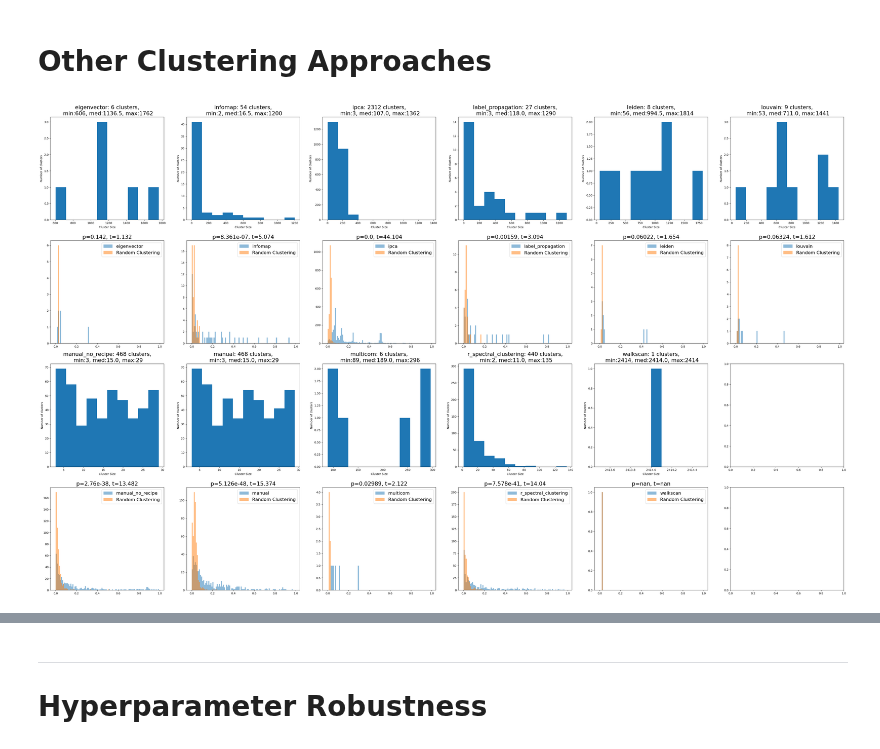
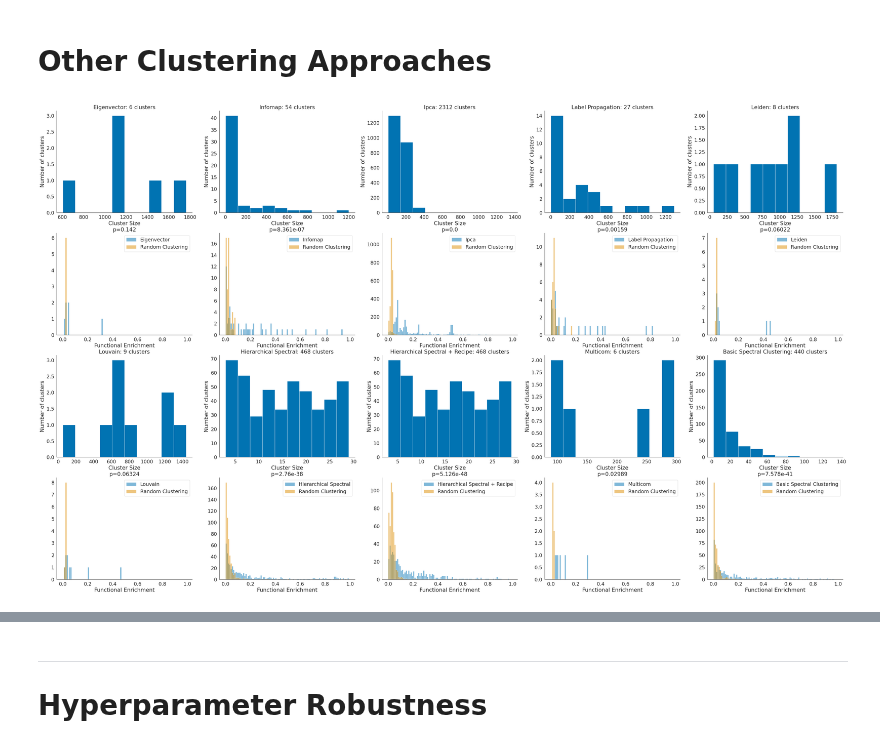
Before and after one commit to samsledje/philharmonic, a Jupyter notebook: nb/06_alternate_clusterings_and_params.ipynb, the cells around one changed output, grey strips where cells are left out. Saved outputs shown, nothing was run; the diff lists cells and outputs as text; code cells hidden in the pictures.

```diff
--- a/nb/06_alternate_clusterings_and_params.ipynb
+++ b/nb/06_alternate_clusterings_and_params.ipynb
@@ -40,21 +43,22 @@ def get_clusters(file_path):
         for line in f:
             clusters.append(line.strip().split("\t"))
     return clusters
+# %%
+stats = [
+    i
+    for i in stats
+    if i
+    != "/mnt/home/ssledzieski/Projects/philharmonic-experiments/results/p_damicornis/20240917-pdamAll-phil_v0.3.0/20240917-pdamAll-phil_v0.3.0_stats.txt"
+]
+stats = [i for i in stats if "walkscan" not in i]
 # %%
-import matplotlib.pyplot as plt
-import numpy as np
+ax_columns = 5
+# ax_rows = 2 * (len(stats) // ax_columns)
+ax_rows = 4
 
-ax_columns = 6
-ax_rows = 2 * (len(stats) // ax_columns)
-stats = [
-    i
-    for i in stats
-    if i
-    != "/mnt/home/ssledzieski/Projects/philharmonic-experiments/results/p_damicornis/20240917-pdamAll-phil_v0.3.0/20240917-pdamAll-phil_v0.3.0_stats.txt"
-]
-
+sns.set_theme(style="white", palette="colorblind", context="paper", font_scale=2)
 fig, ax = plt.subplots(ax_rows, ax_columns, figsize=(50, 30))
-plt.rcParams.update({"font.size": 16})
+# plt.rcParams.update({"font.size": 16})
 
 for i, fi in enumerate(sorted(stats)):
     row = (i // ax_columns) * 2
@@ -63,6 +67,13 @@ for i, fi in enumerate(sorted(stats)):
 
     try:
         name = parse_stats_name(fi)
+        name = " ".join(name.split("_"))
+        if name == "manual no recipe":
+            name = "Hierarchical Spectral"
+        elif name == "manual":
+            name = "Hierarchical Spectral + ReCIPE"
+        elif name == "r spectral clustering":
+            name = "Basic Spectral Clustering"
         # print(row, column, name)
     except AttributeError:
         ax[row, column].set_title(f"Error parsing\n{fi_stem}")
@@ -70,37 +81,39 @@ for i, fi in enumerate(sorted(stats)):
         continue
     pval, tstat, df = parse_stats_file(fi)
     # print(f"{name}: {pval}, {tstat}")
 
     try:
         clusters = get_clusters(fi)
         lengths = np.array([len(c) for c in clusters])
         med_length = np.median(lengths)
         min_length = np.min(lengths)
         max_length = np.max(lengths)
         n_clusters = len(clusters)
         ax[row, column].hist(lengths)
         ax[row, column].set_xlabel("Cluster Size")
         ax[row, column].set_ylabel("Number of clusters")
         ax[row, column].set_title(
-            f"{name}: {n_clusters} clusters,\n min:{min_length}, med:{med_length}, max:{max_length}"
+            f"{name.title()}: {n_clusters} clusters"  # ,\n min:{min_length}, med:{med_length}, max:{max_length}"
         )
 
     except FileNotFoundError:
         ax[row, column].set_title(f"{name}: No cluster file")
 
     method_scores = df[df[0] != "Random Clustering"][1].astype(float)
     random_scores = df[df[0] == "Random Clustering"][1].astype(float)
     ax[row + 1, column].hist(
-        method_scores, bins=np.arange(0, 1, 0.01), label=name, alpha=0.5
+        method_scores, bins=np.arange(0, 1, 0.01), label=name.title(), alpha=0.5
     )
     ax[row + 1, column].hist(
         random_scores, bins=np.arange(0, 1, 0.01), label="Random Clustering", alpha=0.5
     )
-    ax[row + 1, column].set_title(f"p={pval}, t={tstat}")
+    ax[row + 1, column].set_title(f"p={pval}")  # , t={tstat}")
+    ax[row + 1, column].set_xlabel("Functional Enrichment")
     ax[row + 1, column].legend()
-plt.savefig(
-    IMG_DIR / "alternate_clustering_comparison.png", bbox_inches="tight", dpi=300
-)
+# plt.savefig(
+# IMG_DIR / "alternate_clustering_comparison.png", bbox_inches="tight", dpi=300
+# )
+sns.despine()
 plt.show()
 # %% [output]
-[figure, old version]
+[figure, new version]
```
Also changed, not shown: parts of 3 cells of this notebook, 1 other file.
